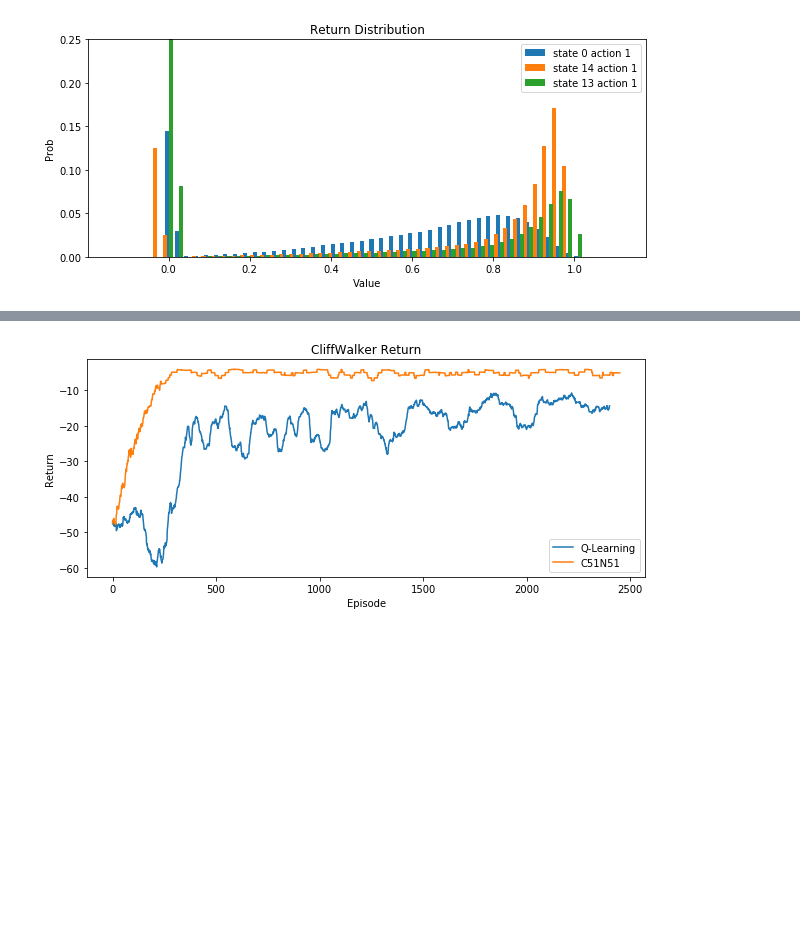
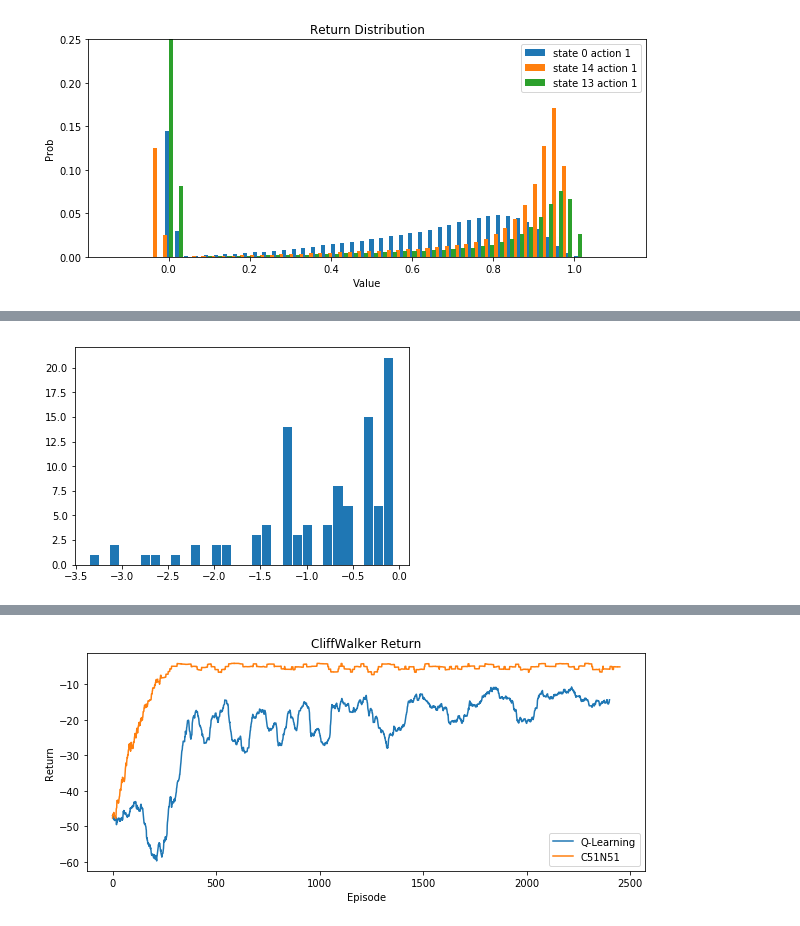
Before and after one commit to Rkeramati/crl, a Jupyter notebook: safe/C51/Untitled.ipynb, the cells around one changed output, grey strips where cells are left out. Saved outputs shown, nothing was run; the diff lists cells and outputs as text; code cells hidden in the pictures; blank space fills up the shorter version.

```diff
--- a/safe/C51/Untitled.ipynb
+++ b/safe/C51/Untitled.ipynb
@@ -19,14 +19,15 @@ class Config():
         self.gamma = 0.99
 # %%
 class C51():
-    def __init__(self, config):
+    def __init__(self, config, uniform=False):
         self.config = config
         self.p = np.ones((self.config.nS, self.config.nA,\
                         self.config.nAtoms)) * 1.0/self.config.nAtoms
-        self.p[:, :, 0] = 10
-        for x in range(self.config.nS):
-            for a in range(self.config.nA):
-                self.p[x, a, :] /= np.sum(self.p[x, a, :])
+        if not uniform:
+            self.p[:, :, 0] = 10
+            for x in range(self.config.nS):
+                for a in range(self.config.nA):
+                    self.p[x, a, :] /= np.sum(self.p[x, a, :])
         self.dz = (self.config.Vmax - self.config.Vmin)/(self.config.nAtoms-1)
         self.z = np.arange(self.config.nAtoms) * self.dz + self.config.Vmin
     def observe(self, x, a, r, nx, terminal, alpha):
@@ -59,7 +60,7 @@ class C51():
             values = np.zeros(N)
             for n in range(N):
                 tau = np.random.uniform(0, alpha)
-                idx = np.argmax((np.cumsum(c51.p[x, a, :]) > tau) * 1.0)
+                idx = np.argmax((np.cumsum(self.p[x, a, :]) > tau) * 1.0)
                 z = self.z[idx]
                 values[n] = z
             Q[a] = np.mean(values)
@@ -128,0 +204,5 @@ Text(0,0.5,'Prob')
+# %%
+distribution = dist(world, c51, CVaR=False)
+plt.hist(distribution, bins=30, width=0.1);
+# %% [output]
+[figure, added]
```
Also changed, not shown: parts of 25 cells of this notebook, 5 other files.
